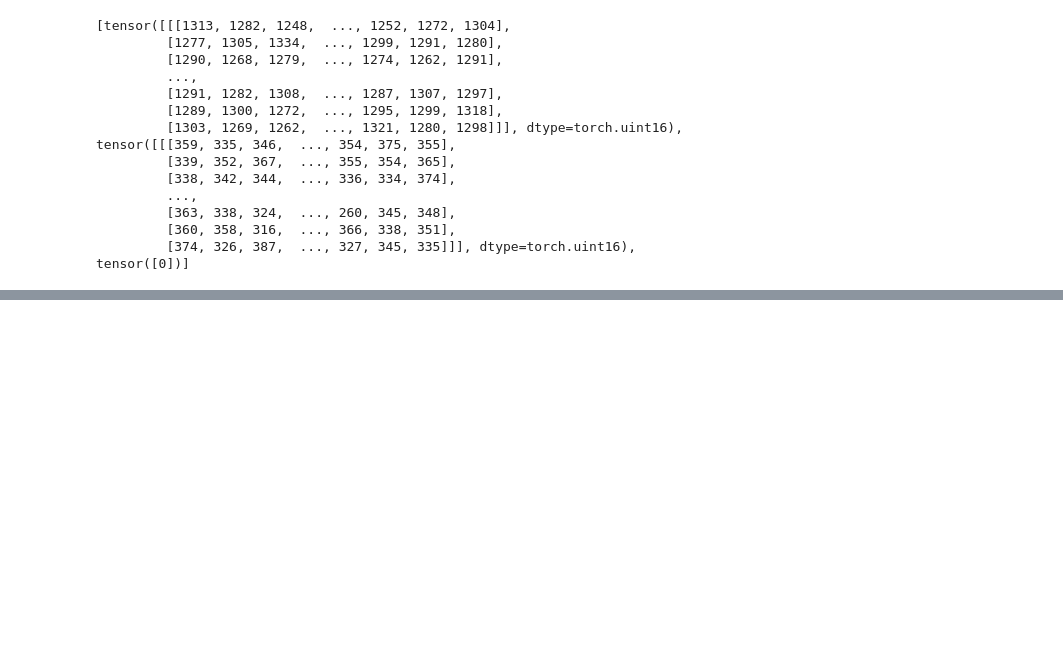
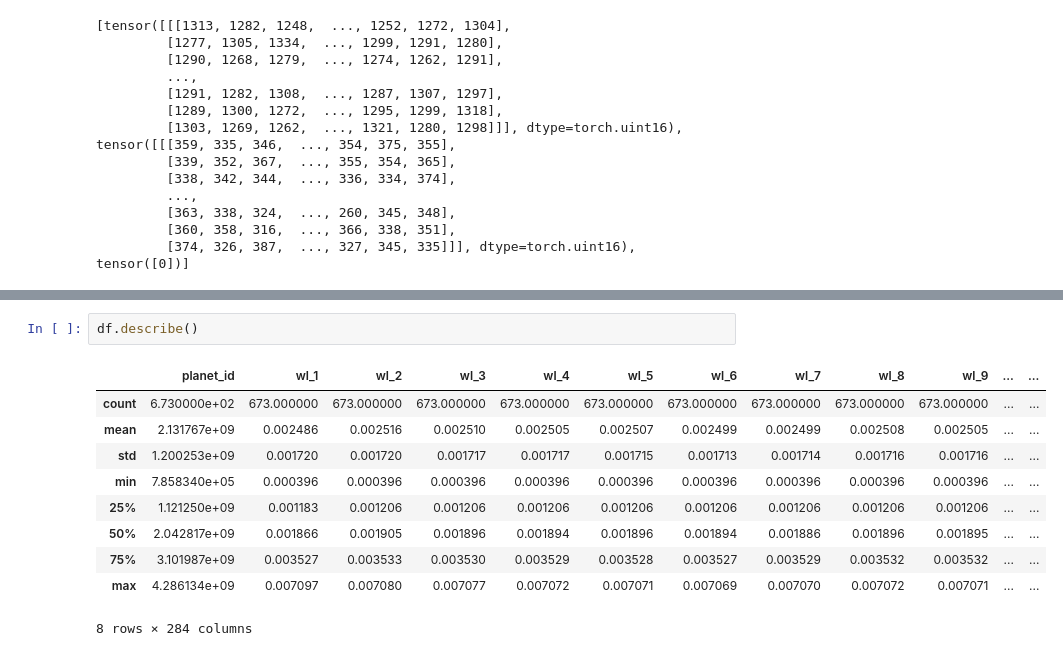
Before and after one commit to DreadTheNaught/Ariel-Data-Challenge-2024, a Jupyter notebook: test.ipynb, the cells around one changed output, grey strips where cells are left out. Cells and saved outputs as stored; diff of their text form; blank space fills up the shorter version.

```diff
--- a/test.ipynb
+++ b/test.ipynb
@@ -77,0 +332,13 @@ for data in train_loader:
+# %%
+df.describe()
+# %% [output]
+|  | planet_id | wl_1 | wl_2 | wl_3 | wl_4 | wl_5 | wl_6 | wl_7 | wl_8 | wl_9 | ... | ... |
+| count | 6.730000e+02 | 673.000000 | 673.000000 | 673.000000 | 673.000000 | 673.000000 | 673.000000 | 673.000000 | 673.000000 | 673.000000 | ... | ... |
+| mean | 2.131767e+09 | 0.002486 | 0.002516 | 0.002510 | 0.002505 | 0.002507 | 0.002499 | 0.002499 | 0.002508 | 0.002505 | ... | ... |
+| std | 1.200253e+09 | 0.001720 | 0.001720 | 0.001717 | 0.001717 | 0.001715 | 0.001713 | 0.001714 | 0.001716 | 0.001716 | ... | ... |
+| min | 7.858340e+05 | 0.000396 | 0.000396 | 0.000396 | 0.000396 | 0.000396 | 0.000396 | 0.000396 | 0.000396 | 0.000396 | ... | ... |
+| 25% | 1.121250e+09 | 0.001183 | 0.001206 | 0.001206 | 0.001206 | 0.001206 | 0.001206 | 0.001206 | 0.001206 | 0.001206 | ... | ... |
+| 50% | 2.042817e+09 | 0.001866 | 0.001905 | 0.001896 | 0.001894 | 0.001896 | 0.001894 | 0.001886 | 0.001896 | 0.001895 | ... | ... |
+| 75% | 3.101987e+09 | 0.003527 | 0.003533 | 0.003530 | 0.003529 | 0.003528 | 0.003527 | 0.003529 | 0.003532 | 0.003532 | ... | ... |
+| max | 4.286134e+09 | 0.007097 | 0.007080 | 0.007077 | 0.007072 | 0.007071 | 0.007069 | 0.007070 | 0.007072 | 0.007071 | ... | ... |
+8 rows × 284 columns
```
Also changed, not shown: parts of 24 cells of this notebook, 6 other files.
